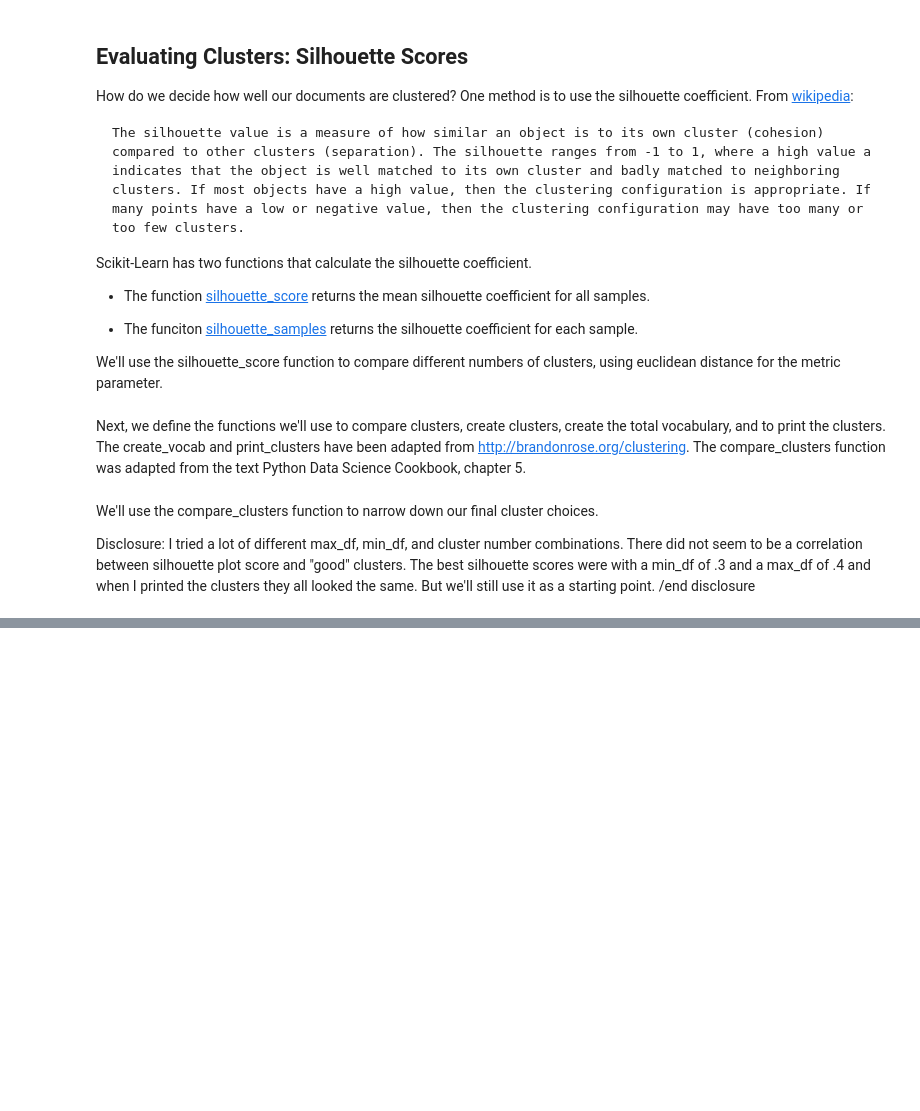
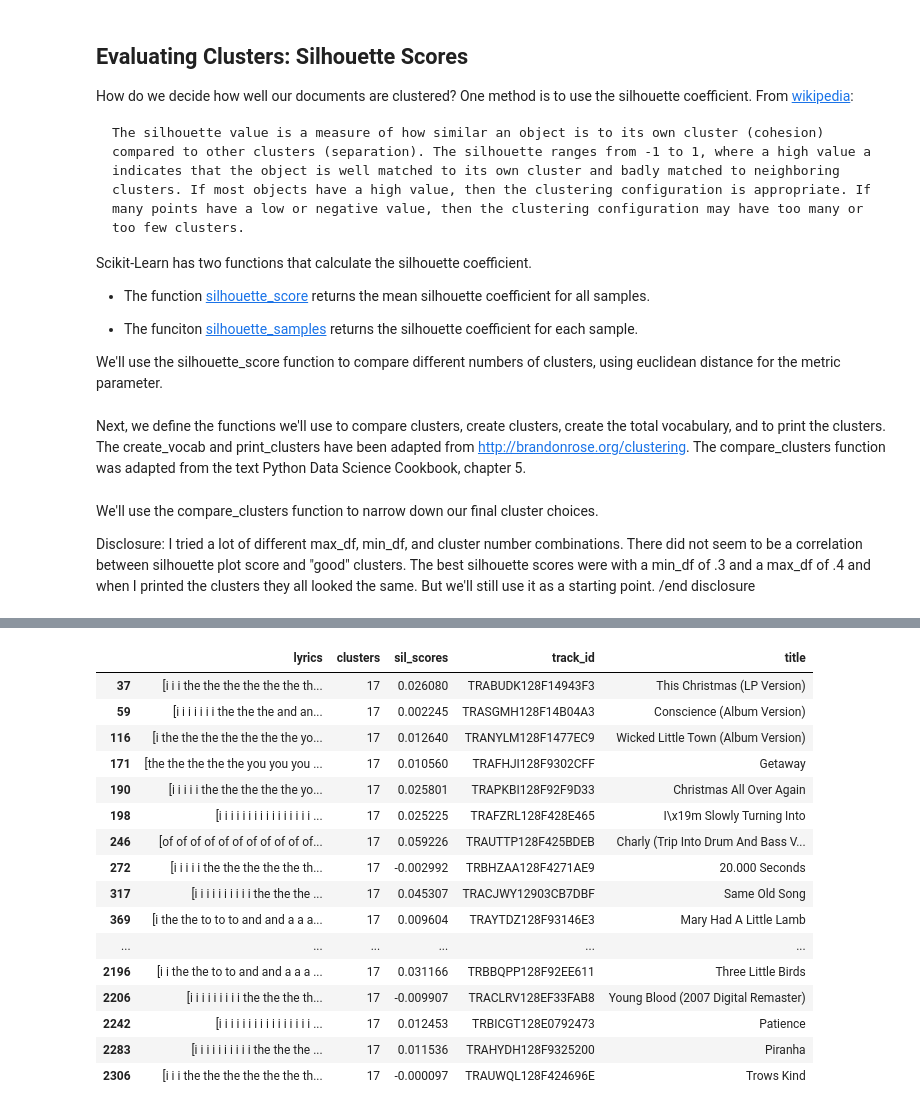
Before and after one commit to ezriah/MillionSongs, a Jupyter notebook: Project-Lyrics-Cluster-Analysis.ipynb, the cells around one changed output, grey strips where cells are left out. Saved outputs shown, nothing was run; the diff lists cells and outputs as text; code cells hidden in the pictures; blank space fills up the shorter version.

```diff
--- a/Project-Lyrics-Cluster-Analysis.ipynb
+++ b/Project-Lyrics-Cluster-Analysis.ipynb
@@ -519,0 +460,21 @@ Name: clusters, dtype: int64
+# %%
+clus17 = title_clusters.loc[title_clusters['clusters'] == 17]
+clus17
+# %% [output]
+|  | lyrics | clusters | sil_scores | track_id | title |
+| 37 | [i i i the the the the the the th... | 17 | 0.026080 | TRABUDK128F14943F3 | This Christmas (LP Version) |
+| 59 | [i i i i i i i the the the and an... | 17 | 0.002245 | TRASGMH128F14B04A3 | Conscience (Album Version) |
+| 116 | [i the the the the the the the yo... | 17 | 0.012640 | TRANYLM128F1477EC9 | Wicked Little Town (Album Version) |
+| 171 | [the the the the the you you you ... | 17 | 0.010560 | TRAFHJI128F9302CFF | Getaway |
+| 190 | [i i i i i the the the the the yo... | 17 | 0.025801 | TRAPKBI128F92F9D33 | Christmas All Over Again |
+| 198 | [i i i i i i i i i i i i i i i i ... | 17 | 0.025225 | TRAFZRL128F428E465 | I\x19m Slowly Turning Into |
+| 246 | [of of of of of of of of of of of... | 17 | 0.059226 | TRAUTTP128F425BDEB | Charly (Trip Into Drum And Bass V... |
+| 272 | [i i i i i the the the the the th... | 17 | -0.002992 | TRBHZAA128F4271AE9 | 20.000 Seconds |
+| 317 | [i i i i i i i i i i the the the ... | 17 | 0.045307 | TRACJWY12903CB7DBF | Same Old Song |
+| 369 | [i the the to to to and and a a a... | 17 | 0.009604 | TRAYTDZ128F93146E3 | Mary Had A Little Lamb |
+| ... | ... | ... | ... | ... | ... |
+| 2196 | [i i the the to to and and a a a ... | 17 | 0.031166 | TRBBQPP128F92EE611 | Three Little Birds |
+| 2206 | [i i i i i i i i i the the the th... | 17 | -0.009907 | TRACLRV128EF33FAB8 | Young Blood (2007 Digital Remaster) |
+| 2242 | [i i i i i i i i i i i i i i i i ... | 17 | 0.012453 | TRBICGT128E0792473 | Patience |
+| 2283 | [i i i i i i i i i i the the the ... | 17 | 0.011536 | TRAHYDH128F9325200 | Piranha |
+| 2306 | [i i i the the the the the the th... | 17 | -0.000097 | TRAUWQL128F424696E | Trows Kind |
```
Also changed, not shown: parts of 18 cells of this notebook.
